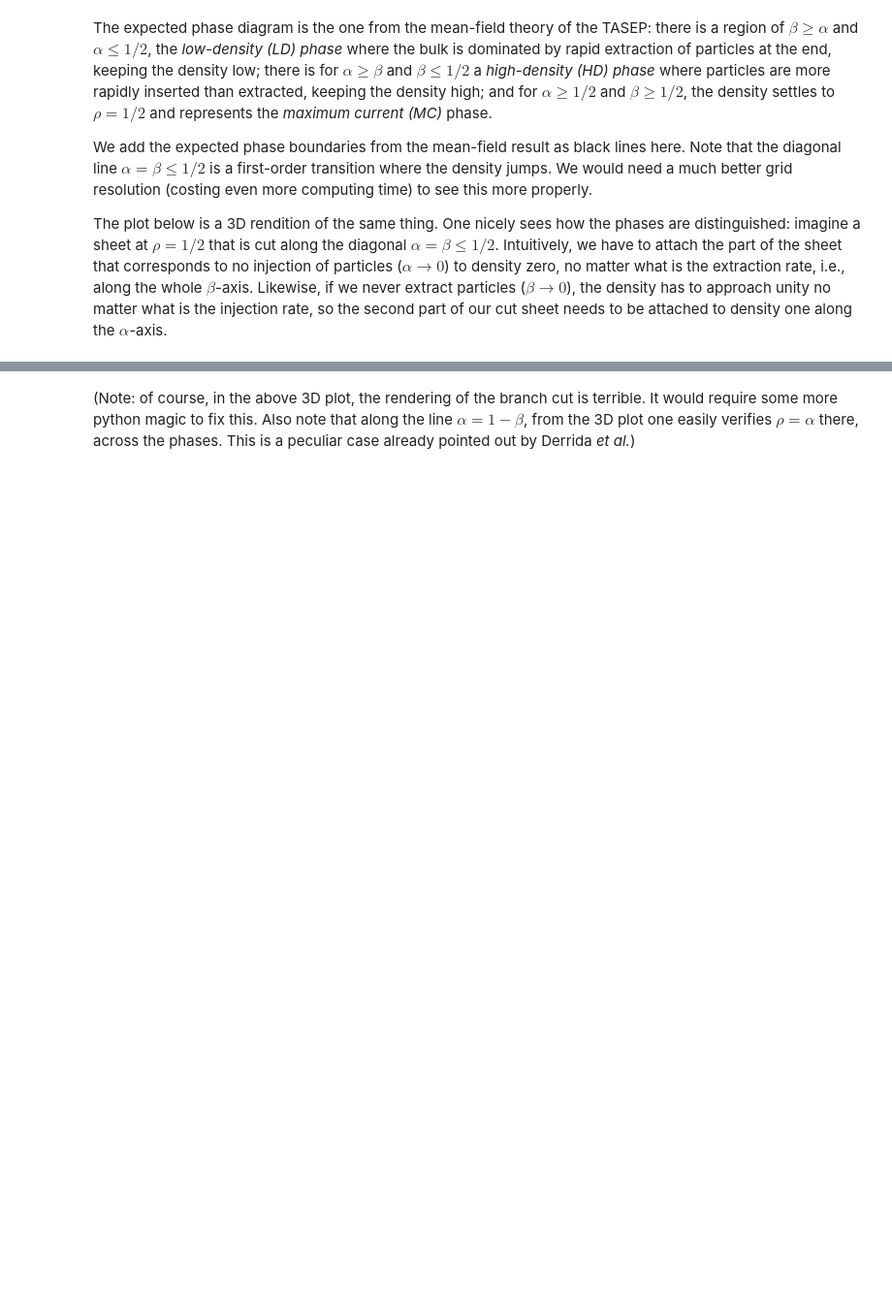
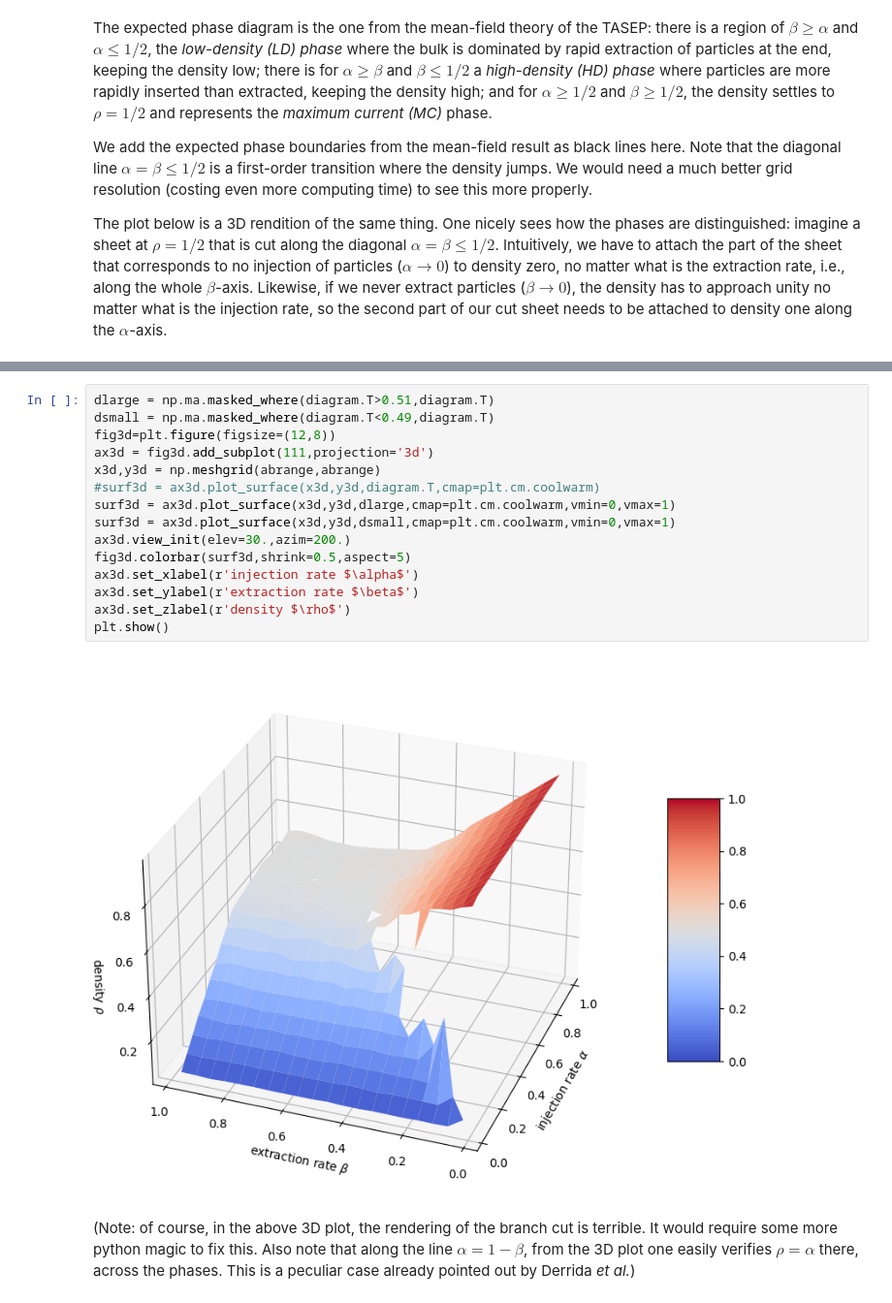
Before and after one commit to thvoigtmann/stochastic-processes, a Jupyter notebook: tasep.ipynb, the cells around one changed output, grey strips where cells are left out. Shown at 97% size. Drawn from its saved outputs; the diff is of its cells as text; blank space fills up the shorter version.

```diff
--- a/tasep.ipynb
+++ b/tasep.ipynb
@@ -141,2 +173,19 @@ plt.show()
+# %%
+dlarge = np.ma.masked_where(diagram.T>0.51,diagram.T)
+dsmall = np.ma.masked_where(diagram.T<0.49,diagram.T)
+fig3d=plt.figure(figsize=(12,8))
+ax3d = fig3d.add_subplot(111,projection='3d')
+x3d,y3d = np.meshgrid(abrange,abrange)
+#surf3d = ax3d.plot_surface(x3d,y3d,diagram.T,cmap=plt.cm.coolwarm)
+surf3d = ax3d.plot_surface(x3d,y3d,dlarge,cmap=plt.cm.coolwarm,vmin=0,vmax=1)
+surf3d = ax3d.plot_surface(x3d,y3d,dsmall,cmap=plt.cm.coolwarm,vmin=0,vmax=1)
+ax3d.view_init(elev=30.,azim=200.)
+fig3d.colorbar(surf3d,shrink=0.5,aspect=5)
+ax3d.set_xlabel(r'injection rate $\alpha$')
+ax3d.set_ylabel(r'extraction rate $\beta$')
+ax3d.set_zlabel(r'density $\rho$')
+plt.show()
+# %% [output]
+[figure, added]
 # %% [markdown]
 (Note: of course, in the above 3D plot, the rendering of the branch cut is terrible. It would require some more python magic to fix this. Also note that along the line $\alpha=1-\beta$, from the 3D plot one easily verifies $\rho=\alpha$ there, across the phases. This is a peculiar case already pointed out by Derrida *et al.*)
```
Also changed, not shown: parts of 14 cells of this notebook.
